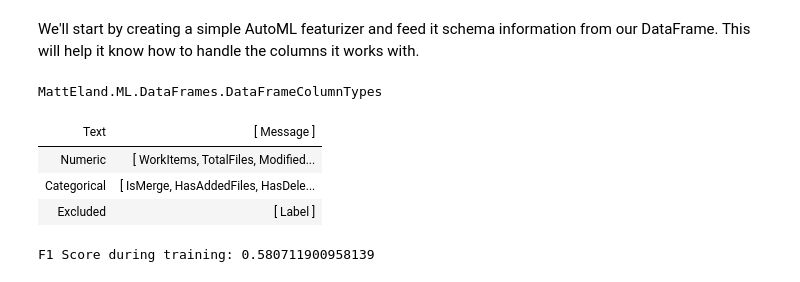
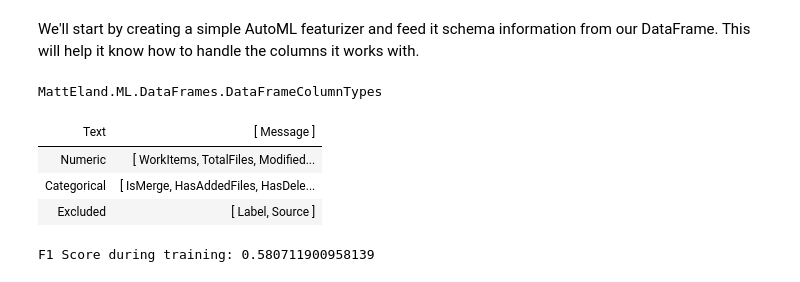
Before and after one commit to IntegerMan/GitStractorCommitClassification, a Jupyter notebook: ModelTrainingDotNet.ipynb, the cells around one changed output. Cells and saved outputs as stored; diff of their text form; code cells hidden in the pictures.

```diff
--- a/ModelTrainingDotNet.ipynb
+++ b/ModelTrainingDotNet.ipynb
@@ -226,9 +234,3 @@ Notably absent from this is removal of punctuation, stop word removal, stemming,
 Still, it did all of this automatically, which isn't bad.
 # %% [markdown]
 Now that we've seen how the pipeline works, let's drill into the `BinaryPredictionTransformer` to try to understand its model.
-# %%
-var parameter = results.TrialSettings.Parameter;
-
-foreach (var key in parameter.Keys.Where(k => k[0] != '_')) {
-    Console.WriteLine($"{key}: {parameter[key]}");
-}
@@ -404,14 +404,14 @@ In this section we'll create a pipeline and use AutoML to determine the best mod
 # %% [markdown]
 We'll start by creating a simple AutoML featurizer and feed it schema information from our DataFrame. This will help it know how to handle the columns it works with.
 # %%
-var colTypes = df.GetColumnTypes(excludedColumns: new[] { "Label" });
+var colTypes = df.GetColumnTypes(excludedColumns: new[] { "Label", "Source" });
 colTypes
 # %% [output]
 MattEland.ML.DataFrames.DataFrameColumnTypes
 | Text | [ Message ] |
 | Numeric | [ WorkItems, TotalFiles, Modified... |
 | Categorical | [ IsMerge, HasAddedFiles, HasDele... |
-| Excluded | [ Label ] |
+| Excluded | [ Label, Source ] |
 # %%
 // This featurizer will trigger one-hot encoding and text featurization and handle column concatenation down to a single features column for us
 SweepablePipeline featurizer = context.Auto().Featurizer(df,
```
Also changed, not shown: parts of 59 cells of this notebook, 8 other files.
